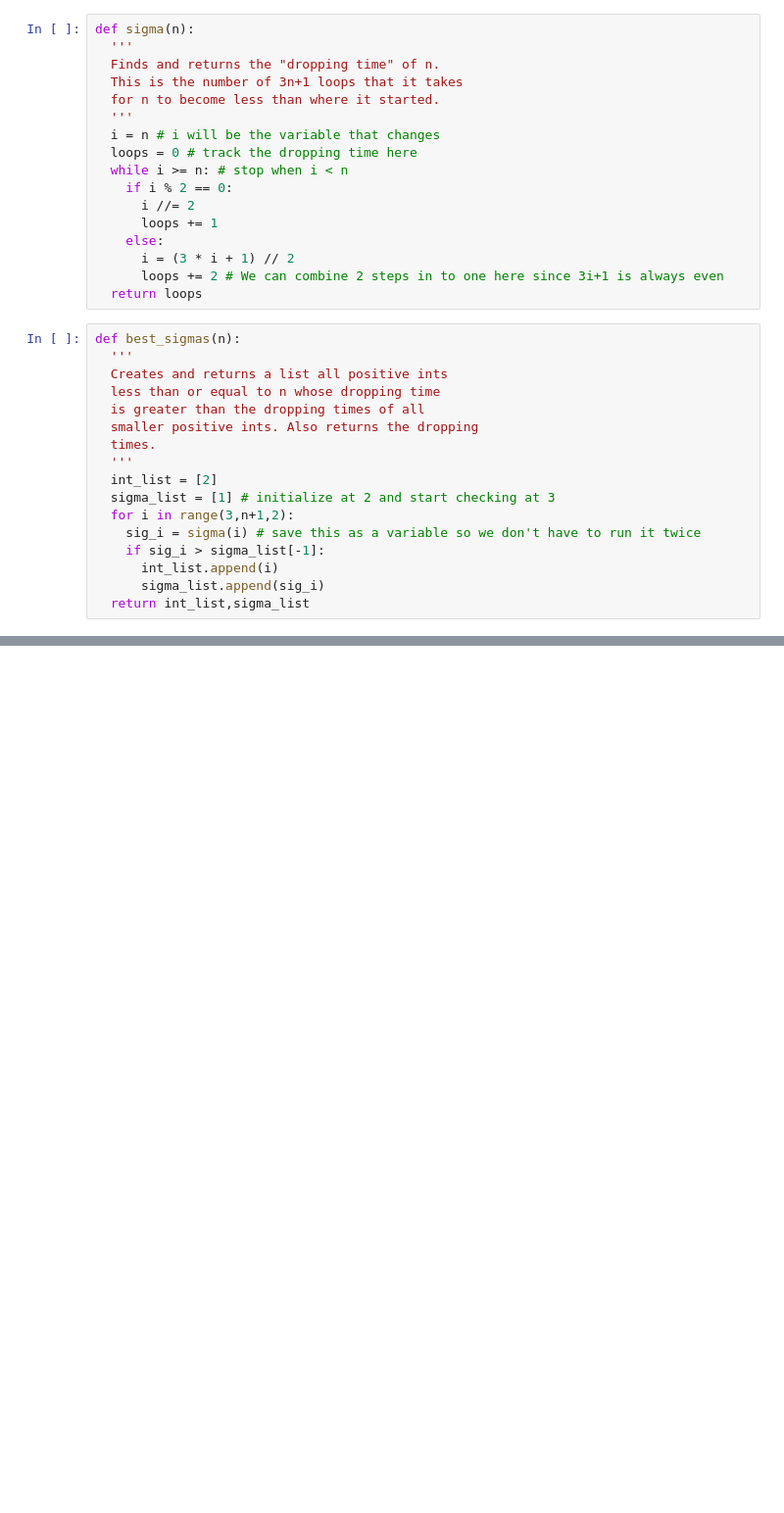
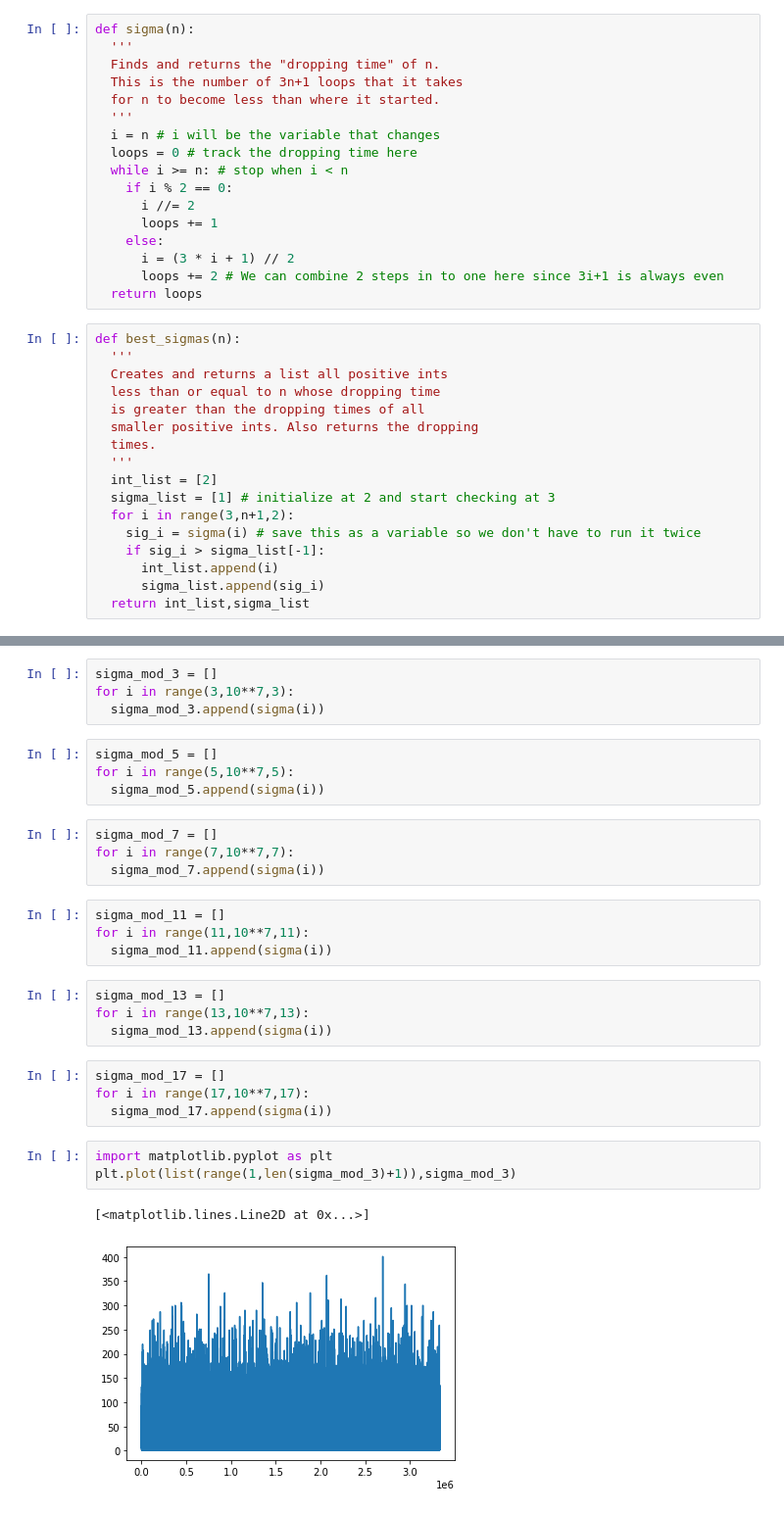
Before and after one commit to gencross/CollatzGroup3, a Jupyter notebook: MilesCollatzNotebook.ipynb, the cells around one changed output, grey strips where cells are left out. Shown at 98% size. Saved outputs shown, nothing was run; the diff lists cells and outputs as text; blank space fills up the shorter version.

```diff
--- a/MilesCollatzNotebook.ipynb
+++ b/MilesCollatzNotebook.ipynb
@@ -128,0 +135,30 @@ plt.plot(my_list[1],my_list[0])
+# %%
+sigma_mod_3 = []
+for i in range(3,10**7,3):
+  sigma_mod_3.append(sigma(i))
+# %%
+sigma_mod_5 = []
+for i in range(5,10**7,5):
+  sigma_mod_5.append(sigma(i))
+# %%
+sigma_mod_7 = []
+for i in range(7,10**7,7):
+  sigma_mod_7.append(sigma(i))
+# %%
+sigma_mod_11 = []
+for i in range(11,10**7,11):
+  sigma_mod_11.append(sigma(i))
+# %%
+sigma_mod_13 = []
+for i in range(13,10**7,13):
+  sigma_mod_13.append(sigma(i))
+# %%
+sigma_mod_17 = []
+for i in range(17,10**7,17):
+  sigma_mod_17.append(sigma(i))
+# %%
+import matplotlib.pyplot as plt
+plt.plot(list(range(1,len(sigma_mod_3)+1)),sigma_mod_3)
+# %% [output]
+[<matplotlib.lines.Line2D at 0x...>]
+[figure, added]
```
Also changed, not shown: parts of 10 cells of this notebook.
